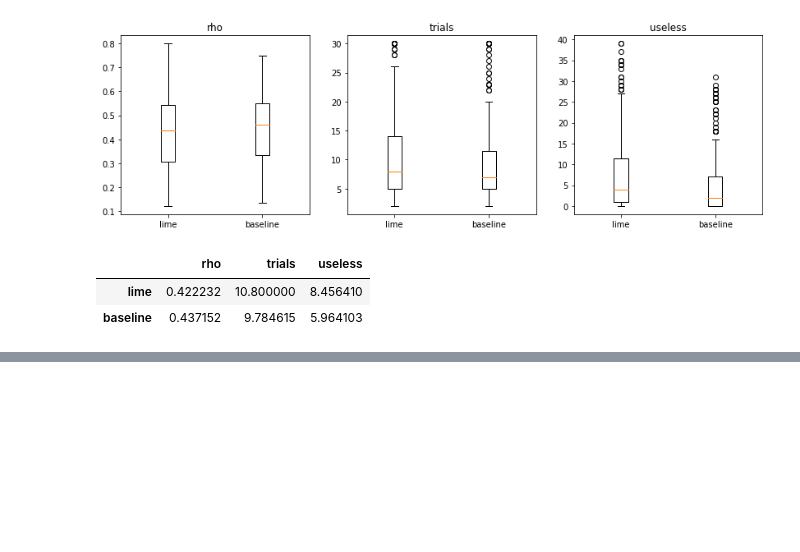
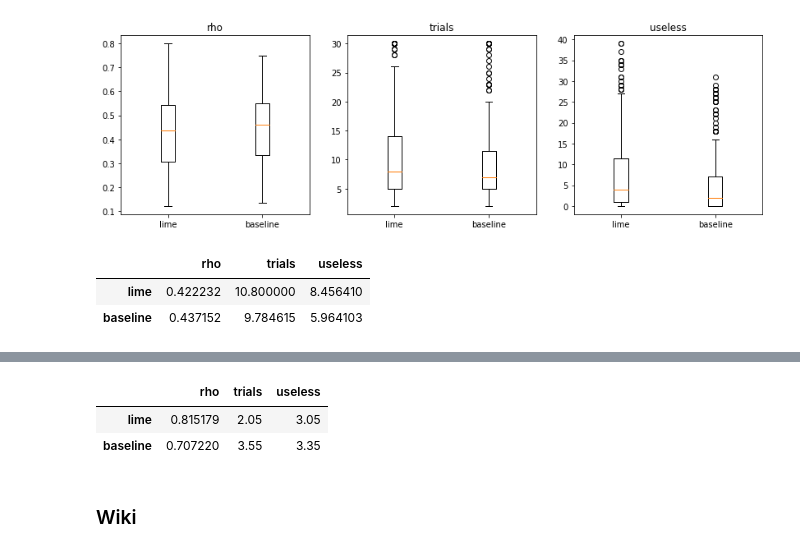
Before and after one commit to jermathew/E2L, a Jupyter notebook: notebooks/rank-evaluation/strategies.ipynb, the cells around one changed output, grey strips where cells are left out. Saved outputs shown, nothing was run; the diff lists cells and outputs as text; code cells hidden in the pictures; blank space fills up the shorter version.

```diff
--- a/notebooks/rank-evaluation/strategies.ipynb
+++ b/notebooks/rank-evaluation/strategies.ipynb
@@ -163,0 +175,8 @@ e
+# %%
+A
+# %% [output]
+|  | rho | trials | useless |
+| lime | 0.815179 | 2.05 | 3.05 |
+| baseline | 0.707220 | 3.55 | 3.35 |
+# %% [markdown]
+### Wiki
```
Also changed, not shown: parts of 11 cells of this notebook.
